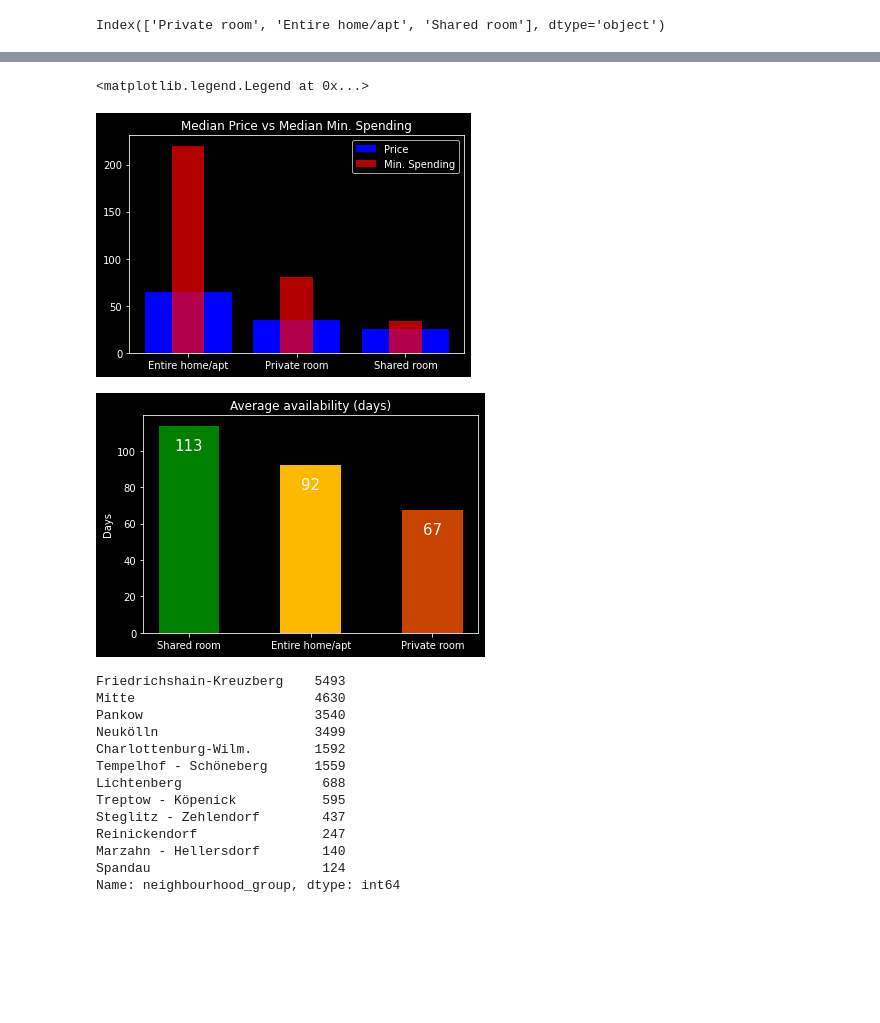
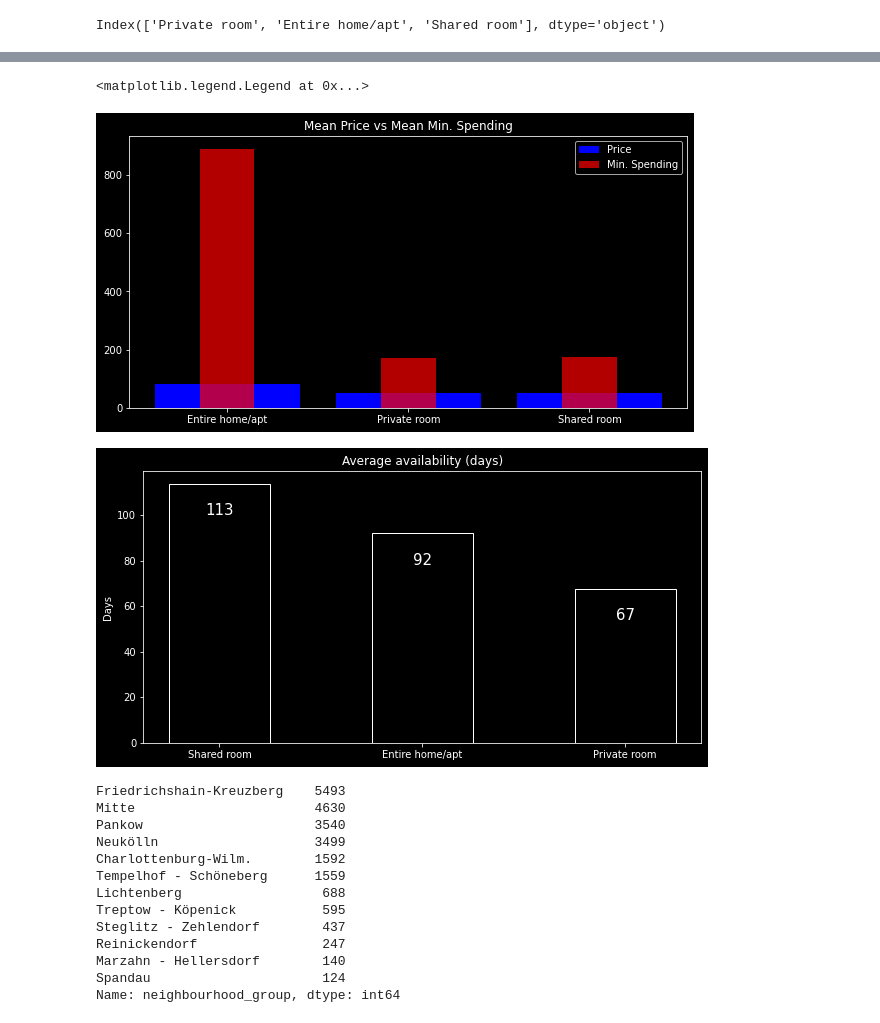
Before and after one commit to JacobUkokobili/Airbnb-Analytics-Berlin, a Jupyter notebook: notebooks/insights.ipynb, the cells around one changed output, grey strips where cells are left out. Saved outputs shown, nothing was run; the diff lists cells and outputs as text; code cells hidden in the pictures; blank space fills up the shorter version.

```diff
--- a/notebooks/insights.ipynb
+++ b/notebooks/insights.ipynb
@@ -161,26 +175,28 @@ Name: min_spending, dtype: int64
 # %%
-roomtypes_medms_sorted = listings["min_spending"].groupby(listings["room_type"]).median().index
+roomtypes_medms_sorted = listings["min_spending"].groupby(listings["room_type"]).mean().index
 # %%
-plt.title("Median Price vs Median Min. Spending")
-plt.bar(roomtypes_medms_sorted,listings["price"].groupby(listings["room_type"]).median(), label="Price", alpha=1, color="blue")
-plt.bar(roomtypes_medms_sorted,listings["min_spending"].groupby(listings["room_type"]).median(), width=0.3, label="Min. Spending", alpha=0.7, color="red")
+plt.figure(figsize=(10,5))
+plt.title("Mean Price vs Mean Min. Spending")
+plt.bar(roomtypes_medms_sorted,listings["price"].groupby(listings["room_type"]).mean(), label="Price", alpha=1, color="blue")
+plt.bar(roomtypes_medms_sorted,listings["min_spending"].groupby(listings["room_type"]).mean(), width=0.3, label="Min. Spending", alpha=0.7, color="red")
 plt.legend()
 # %% [output]
 <matplotlib.legend.Legend at 0x...>
-[figure, old version]
+[figure, new version]
 # %%
+plt.figure(figsize=(10,5))
 plt.title("Average availability (days)")
 plt.ylabel("Days")
 plt.bar(listings["availability_365"].sort_values(ascending=True).groupby(listings["room_type"]).mean().sort_values(ascending=False).index,
         listings["availability_365"].sort_values(ascending=True).groupby(listings["room_type"]).mean().sort_values(ascending=False),
-        color=["green","#fcb900","#c94300"], width=0.5,
+        color="black", edgecolor="white", width=0.5,
        )
 
 it = np.array(listings["availability_365"].sort_values(ascending=True).groupby(listings["room_type"]).mean().sort_values(ascending=False))
 for i in range(3):
     plt.annotate(int(it[i]),(i,it[i]-15), ha='center', va='bottom', color="white", fontsize="15")
 # %% [output]
-[figure, old version]
+[figure, new version]
 # %%
 listings["neighbourhood_group"].value_counts()
 # %% [output]
```
Also changed, not shown: parts of 13 cells of this notebook.
